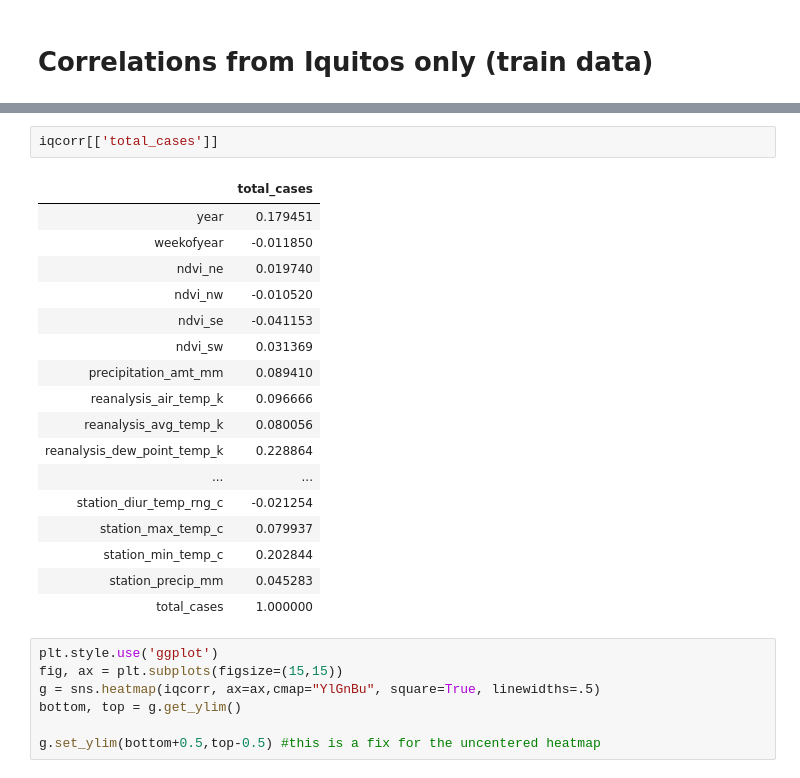
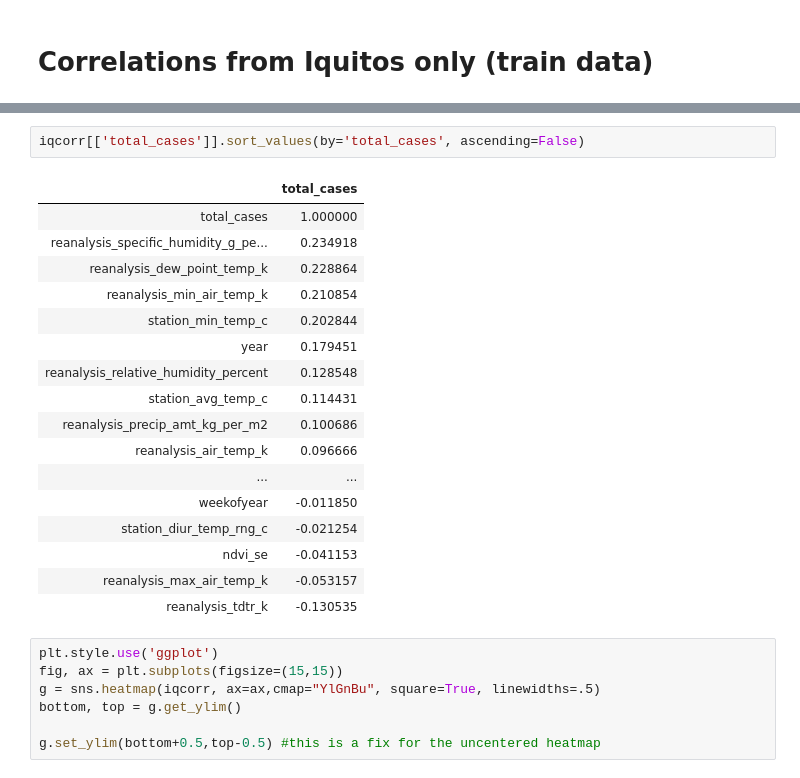
Before and after one commit to jisanos/DengAIProject, a Jupyter notebook: Final_Proyect_Script.ipynb, the cells around one changed output, grey strips where cells are left out. Cells and saved outputs as stored; diff of their text form.

```diff
--- a/Final_Proyect_Script.ipynb
+++ b/Final_Proyect_Script.ipynb
@@ -349,26 +345,26 @@ Hover to magify
 | station_min_temp_c | 0.13 | -0.094 | -0.0078 | -0.09 | -0.051 | -0.055 | 0.31 | 0.24 | ... |
 | station_precip_mm | -0.035 | -0.045 | 0.011 | -0.016 | 0.012 | -0.0045 | 0.37 | -0.14 | ... |
 | total_cases | 0.18 | -0.012 | 0.02 | -0.011 | -0.041 | 0.031 | 0.089 | 0.097 | ... |
-# %%
-iqcorr[['total_cases']]
-# %% [output]
-|  | total_cases |
-| year | 0.179451 |
-| weekofyear | -0.011850 |
-| ndvi_ne | 0.019740 |
-| ndvi_nw | -0.010520 |
-| ndvi_se | -0.041153 |
-| ndvi_sw | 0.031369 |
-| precipitation_amt_mm | 0.089410 |
-| reanalysis_air_temp_k | 0.096666 |
-| reanalysis_avg_temp_k | 0.080056 |
-| reanalysis_dew_point_temp_k | 0.228864 |
-| ... | ... |
-| station_diur_temp_rng_c | -0.021254 |
-| station_max_temp_c | 0.079937 |
-| station_min_temp_c | 0.202844 |
-| station_precip_mm | 0.045283 |
-| total_cases | 1.000000 |
+# %%
+iqcorr[['total_cases']].sort_values(by='total_cases', ascending=False)
+# %% [output]
+|  | total_cases |
+| total_cases | 1.000000 |
+| reanalysis_specific_humidity_g_pe... | 0.234918 |
+| reanalysis_dew_point_temp_k | 0.228864 |
+| reanalysis_min_air_temp_k | 0.210854 |
+| station_min_temp_c | 0.202844 |
+| year | 0.179451 |
+| reanalysis_relative_humidity_percent | 0.128548 |
+| station_avg_temp_c | 0.114431 |
+| reanalysis_precip_amt_kg_per_m2 | 0.100686 |
+| reanalysis_air_temp_k | 0.096666 |
+| ... | ... |
+| weekofyear | -0.011850 |
+| station_diur_temp_rng_c | -0.021254 |
+| ndvi_se | -0.041153 |
+| reanalysis_max_air_temp_k | -0.053157 |
+| reanalysis_tdtr_k | -0.130535 |
 # %%
 plt.style.use('ggplot')
 fig, ax = plt.subplots(figsize=(15,15))
```
Also changed, not shown: parts of 23 cells of this notebook, 1 other file.
